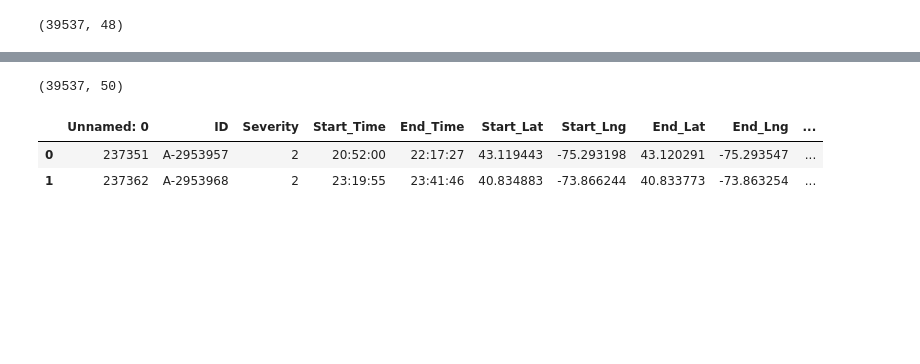
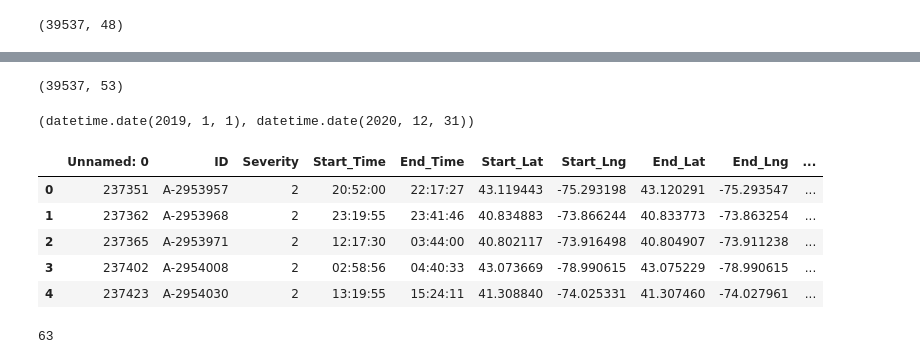
Before and after one commit to bmatore/inft6201, a Jupyter notebook: Data_Analysis_Report_Group_12.ipynb, the cells around one changed output, grey strips where cells are left out. Cells and saved outputs as stored; diff of their text form; code cells hidden in the pictures; blank space fills up the shorter version.

```diff
--- a/Data_Analysis_Report_Group_12.ipynb
+++ b/Data_Analysis_Report_Group_12.ipynb
@@ -81,14 +60,26 @@ dtype: int64
+# %%
+#Number column is missing a lot of data, so it be dropped
+df_accidents = df_accidents.drop('Number', axis=1)
 # %%
 df_accidents.shape
 # %% [output]
-(39537, 50)
+(39537, 53)
 # %%
 #seperate Start Date and End Date into Date and Time fields
 df_accidents['Start_Date'] = pd.to_datetime(df_accidents['Start_Time']).dt.date
+df_accidents['Start_Time'] = pd.to_datetime(df_accidents['Start_Time']).dt.time
 df_accidents['End_Date'] = pd.to_datetime(df_accidents['End_Time']).dt.date
+df_accidents['End_Time'] = pd.to_datetime(df_accidents['End_Time']).dt.time
+# %%
+df_accidents['Start_Date'].min(), df_accidents['End_Date'].max()
+# %% [output]
+(datetime.date(2019, 1, 1), datetime.date(2020, 12, 31))
 # %%
-df_accidents.head(2)
+df_accidents.head(5)
 # %% [output]
 |  | Unnamed: 0 | ID | Severity | Start_Time | End_Time | Start_Lat | Start_Lng | End_Lat | End_Lng | ... |
 | 0 | 237351 | A-2953957 | 2 | 20:52:00 | 22:17:27 | 43.119443 | -75.293198 | 43.120291 | -75.293547 | ... |
 | 1 | 237362 | A-2953968 | 2 | 23:19:55 | 23:41:46 | 40.834883 | -73.866244 | 40.833773 | -73.863254 | ... |
+| 2 | 237365 | A-2953971 | 2 | 12:17:30 | 03:44:00 | 40.802117 | -73.916498 | 40.804907 | -73.911238 | ... |
+| 3 | 237402 | A-2954008 | 2 | 02:58:56 | 04:40:33 | 43.073669 | -78.990615 | 43.075229 | -78.990615 | ... |
+| 4 | 237423 | A-2954030 | 2 | 13:19:55 | 15:24:11 | 41.308840 | -74.025331 | 41.307460 | -74.027961 | ... |
@@ -94,0 +92,4 @@ df_accidents.head(2)
+# %%
+df_accidents['County'].nunique()
+# %% [output]
+63
```
Also changed, not shown: parts of 22 cells of this notebook.
